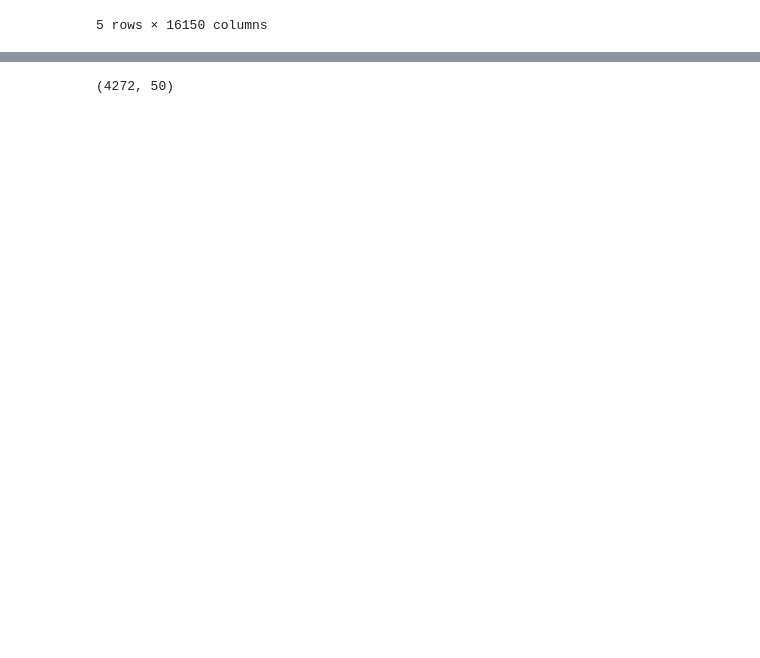
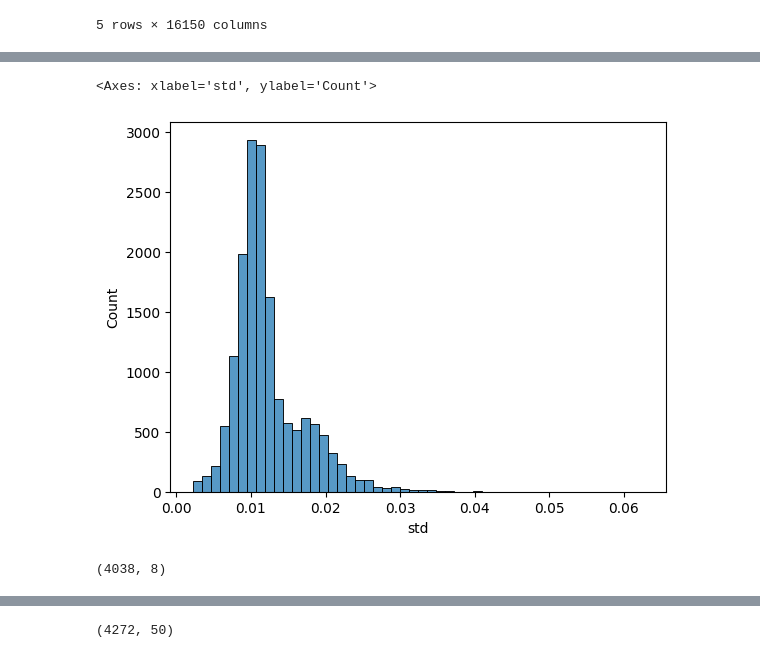
Before and after one commit to Mukundan-T/seqADAGE, a Jupyter notebook: Py/muk_transfer_learning/Mukundan_sA_ecmg_tl.ipynb, the cells around one changed output, grey strips where cells are left out. Drawn from its saved outputs; the diff is of its cells as text; code cells hidden in the pictures; blank space fills up the shorter version.

```diff
--- a/Py/muk_transfer_learning/Mukundan_sA_ecmg_tl.ipynb
+++ b/Py/muk_transfer_learning/Mukundan_sA_ecmg_tl.ipynb
@@ -250,0 +221,16 @@ Text(0.5, 1.0, 'Variance vs. mean expression')
+# %%
+# Plot variance distribution
+sns.histplot(exp_stats['std'] ** 2, bins = 50)
+# %% [output]
+<Axes: xlabel='std', ylabel='Count'>
+[figure, added]
+# %%
+# Get 25th percentile cutoff
+var_cutoff = np.percentile(exp_stats['std'] ** 2, 25)
+
+# Pull bottom 25% variance samples
+low_var_exps = exp_stats[exp_stats['std'] ** 2 < var_cutoff]
+
+low_var_exps.shape
+# %% [output]
+(4038, 8)
```
Also changed, not shown: parts of 53 cells of this notebook.
